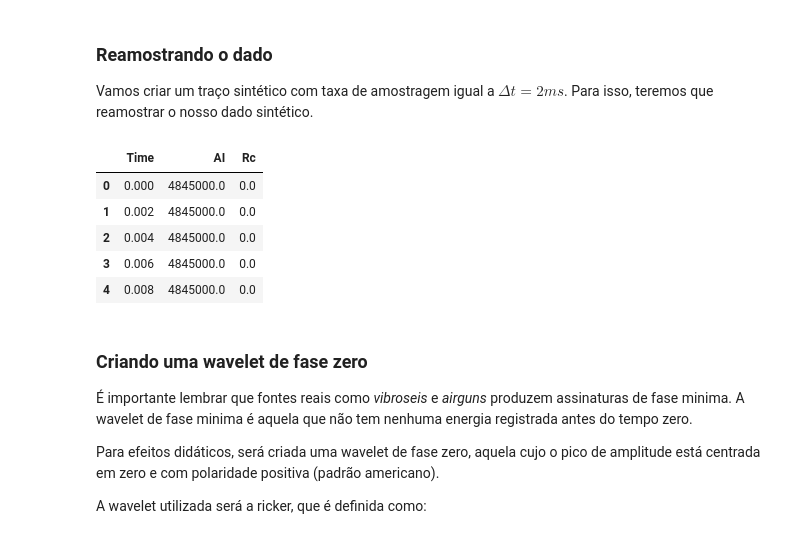
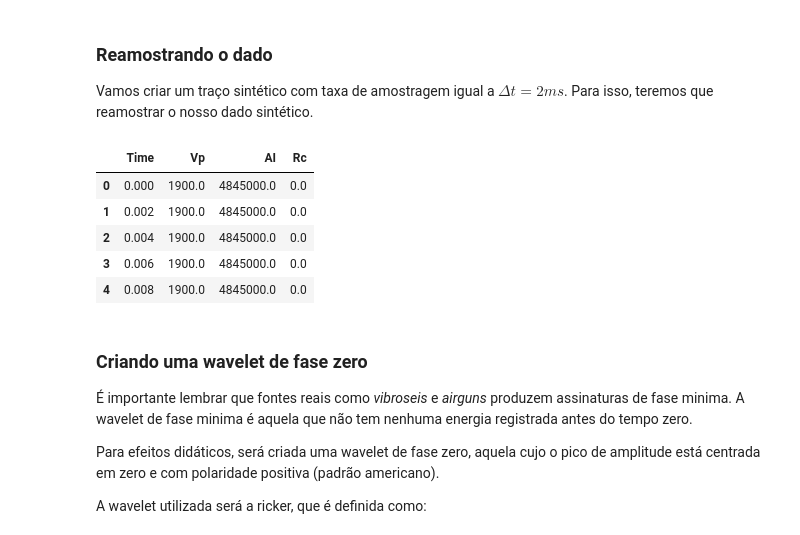
Before and after one commit to alexleogc/notas-de-metodos-sismicos, a Jupyter notebook: Fundamentos/Traco_sismico.ipynb, the cells around one changed output. Cells and saved outputs as stored; diff of their text form; code cells hidden in the pictures.

```diff
--- a/Fundamentos/Traco_sismico.ipynb
+++ b/Fundamentos/Traco_sismico.ipynb
@@ -189,6 +189,7 @@ Vamos criar um traço sintético com taxa de amostragem igual a $\Delta t = 2ms$
 #Reamostrando a impedância acústica para uma taxa de amostragem de 2ms
 dt = 0.002
 t = np.arange(0,df.TWT.max()+dt,dt)
+Vp = np.interp(x=t,xp=df['TWT'],fp=df['Vp'])
 AI = np.interp(x=t,xp=df['TWT'],fp=df['AI'])
 # %%
 #Calculando o coeficiente de reflexão
@@ -198,16 +199,17 @@ for i in range(0,len(Rc)-1):
 # %%
 #Criando um DataFrame com as informações anteriores
 trace = pd.DataFrame({'Time':t,
+                      'Vp':Vp,
                      'AI':AI,
                      'Rc':Rc})
 trace.head()
 # %% [output]
-|  | Time | AI | Rc |
-| 0 | 0.000 | 4845000.0 | 0.0 |
-| 1 | 0.002 | 4845000.0 | 0.0 |
-| 2 | 0.004 | 4845000.0 | 0.0 |
-| 3 | 0.006 | 4845000.0 | 0.0 |
-| 4 | 0.008 | 4845000.0 | 0.0 |
+|  | Time | Vp | AI | Rc |
+| 0 | 0.000 | 1900.0 | 4845000.0 | 0.0 |
+| 1 | 0.002 | 1900.0 | 4845000.0 | 0.0 |
+| 2 | 0.004 | 1900.0 | 4845000.0 | 0.0 |
+| 3 | 0.006 | 1900.0 | 4845000.0 | 0.0 |
+| 4 | 0.008 | 1900.0 | 4845000.0 | 0.0 |
 # %% [markdown]
 ### Criando uma wavelet de fase zero
 
```
Also changed, not shown: 2 other files.
